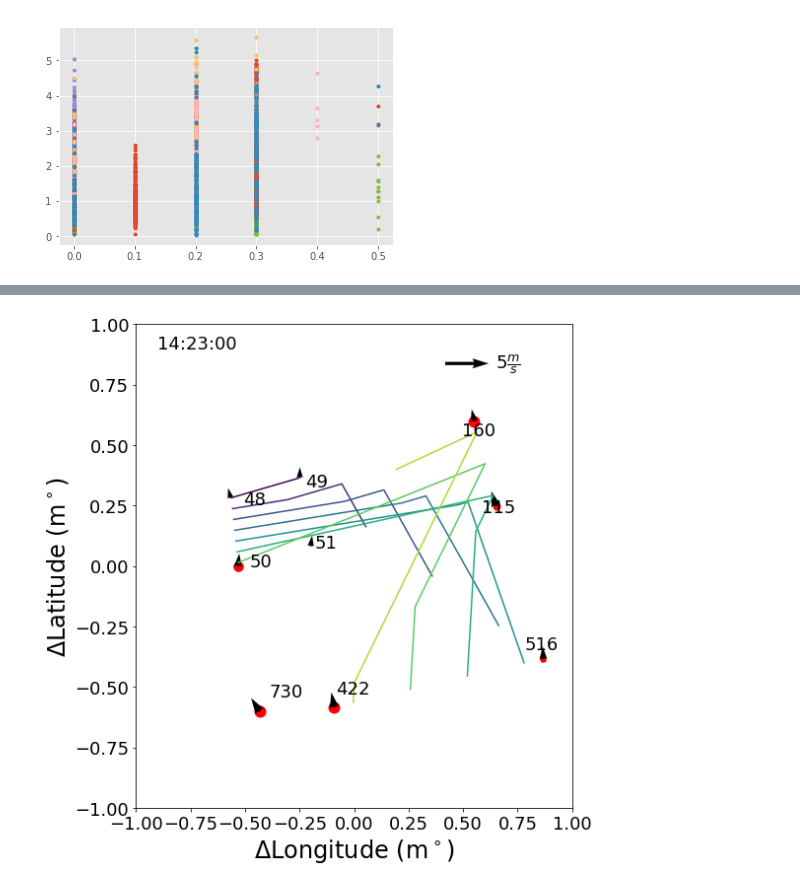
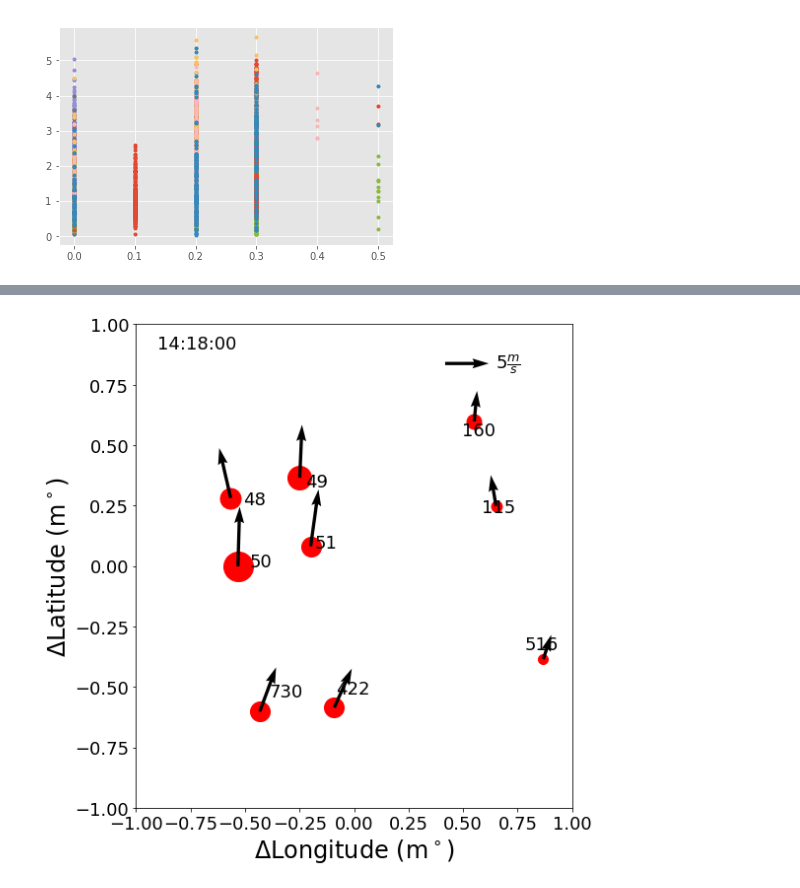
Before and after one commit to BoiseStatePlanetary/AlvordFieldTrip2021, a Jupyter notebook: code/Kestrel_analysis/Visualizing Kestrel Data.ipynb, the cells around one changed output, grey strips where cells are left out. Cells and saved outputs as stored; diff of their text form; code cells hidden in the pictures.

```diff
--- a/code/Kestrel_analysis/Visualizing Kestrel Data.ipynb
+++ b/code/Kestrel_analysis/Visualizing Kestrel Data.ipynb
@@ -87,8 +87,8 @@ print(data.between_time('14:20', '14:25'))
 # %%
 # Make datasets for wind vector animation
 
-start_time = '14:23'
-end_time = '14:26'
+start_time = '14:18'
+end_time = '14:22'
 
 num_points = 10
 box1Dkernel = Box1DKernel(num_points)
@@ -109,12 +109,12 @@ V = -windspeed*np.cos(winddirection)
 # eastward wind velocity component
 U = -windspeed*np.sin(winddirection)
 
-U = convolve(U, box1Dkernel)
-V = convolve(V, box1Dkernel)
+U = convolve(U, box1Dkernel, boundary='extend')
+V = convolve(V, box1Dkernel, boundary='extend')
 
 dP = data['Baro'].between_time(start_time, end_time)
 dP = np.abs(np.min(dP) - dP)
-dP = convolve(dP, box1Dkernel)
+dP = convolve(dP, box1Dkernel, boundary='extend')
 
 # For some reason, some of the data files have more data points in the same time range than others...
 max_ind = len(dP)
@@ -136,7 +136,7 @@ for logger_name in ut.logger_names[1:]:
     delta_pressure = np.abs(np.min(delta_pressure) - delta_pressure)
 
     # 2021 Jul 11 - Boxcar filter the pressure data
-    delta_pressure = convolve(delta_pressure, box1Dkernel)
+    delta_pressure = convolve(delta_pressure, box1Dkernel, boundary='extend')
 
     # Just checking that everything seems to do what I want
 #     ax.quiver((ut.logger_locations[logger_name][1] - ut.logger_locations['mean'][1]).value*1000.,
@@ -144,8 +144,8 @@ for logger_name in ut.logger_names[1:]:
 #               (windspeed*np.cos(winddirection))[0],
 #               (windspeed*np.sin(winddirection))[0])
 
-    U = np.vstack((U, convolve(-windspeed*np.sin(winddirection), box1Dkernel)))
-    V = np.vstack((V, convolve(-windspeed*np.cos(winddirection), box1Dkernel)))
+    U = np.vstack((U, convolve(-windspeed*np.sin(winddirection), box1Dkernel, boundary='extend')))
+    V = np.vstack((V, convolve(-windspeed*np.cos(winddirection), box1Dkernel, boundary='extend')))
 
     dP = np.vstack((dP, delta_pressure))
 
@@ -191,33 +183,31 @@ ax = fig.gca()
 
 def animate(i):
     ax.cla()
     qax = ax.quiver(x*1000., y*1000., U[..., 0], V[..., 0], scale=50)
     qk = ax.quiverkey(qax, 0.8, 0.9, 5, r'$5 \frac{m}{s}$', labelpos='E',
                    coordinates='figure', fontproperties={"size": 18})
 
-    ct = ax.contour(x.reshape(3, 3)*1000., y.reshape(3, 3)*1000., dP[:,i].reshape(3, 3))
-
     ax.set_xlabel(r'$\Delta$Longitude (m$^\circ$)', fontsize=24)
     ax.set_ylabel(r'$\Delta$Latitude (m$^\circ$)', fontsize=24)
     ax.tick_params(labelsize=18)
 
     ax.set_xlim([-1, 1])
     ax.set_ylim([-1, 1])
 
     for j in range(len(x)):
         ax.plot(x[j]*1000., y[j]*1000., ls='', marker='o', markersize=dP[j,i]*100, zorder=-1, color='r')
         ax.text(x[j]*1000.*0.9, y[j]*1000.*0.9, ut.logger_names[j], fontsize=18)
 
     qax.set_UVC(U[..., i], V[..., i])
 
     ax.text(-0.9, 0.9, times[i], fontsize=18)
 
     plt.tight_layout()
 
 # ----------------------------------------------------------------------------
 # Save the animation
 anim = FuncAnimation(fig, animate, interval=200, frames=len(U[0,:])-1)
 
 anim.save('vortex visualization.mp4', writer='ffmpeg')
 # %% [output]
-[figure, old version]
+[figure, new version]
```
Also changed, not shown: parts of 3 cells of this notebook, 2 other files.
